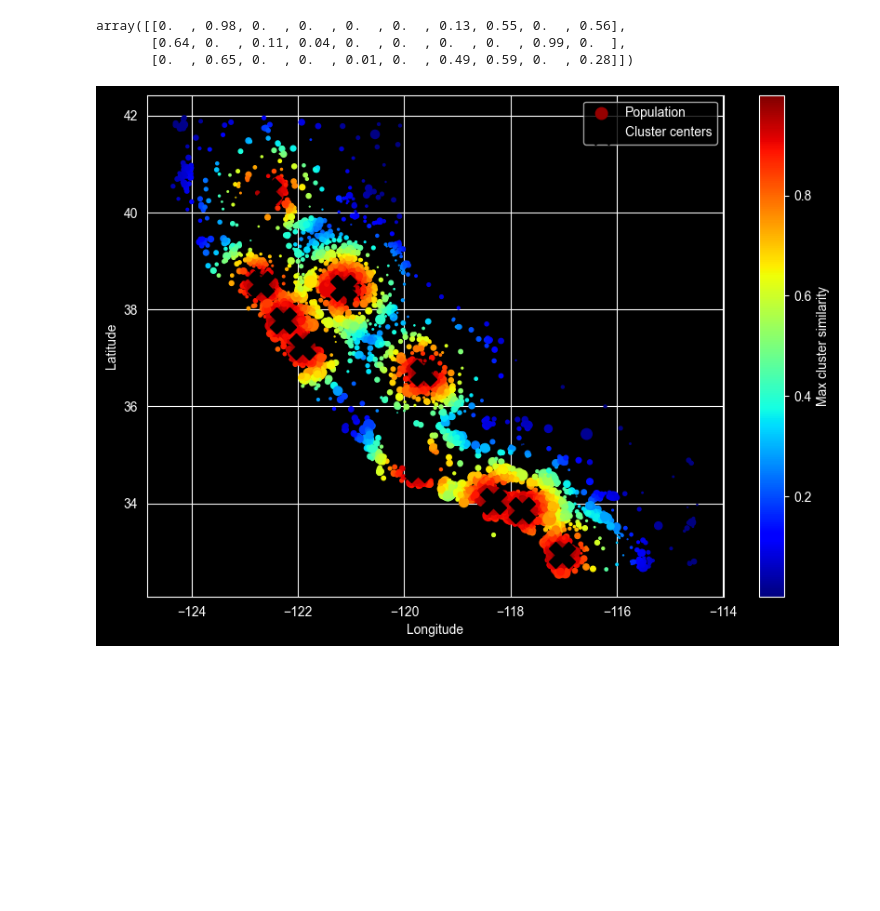
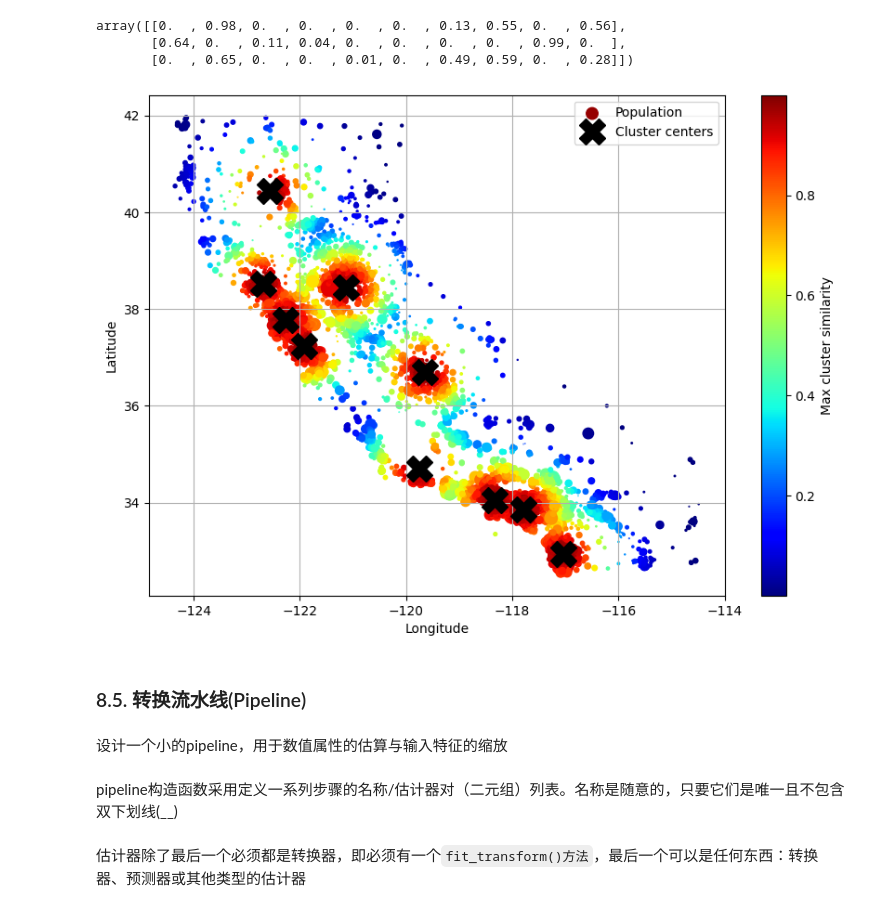
Before and after one commit to machao318927/Hands-On-Machine-Learning, a Jupyter notebook: my-study/02_End-to-end Machine Learning project.ipynb, the cells around one changed output. Cells and saved outputs as stored; diff of their text form; code cells hidden in the pictures; blank space fills up the shorter version.

```diff
--- a/my-study/02_End-to-end Machine Learning project.ipynb
+++ b/my-study/02_End-to-end Machine Learning project.ipynb
@@ -1050,6 +1048,7 @@ None
 ## 7.1 可视化数据
 * 创建所有地区的散点图来可视化数据
 # %%
+plt.style.use("default")
 housing.plot(kind="scatter", x="longitude", y = "latitude", grid=True) # kind 用来指定“用什么类型的图来画数据”。散点图（Scatter Plot）
 plt.show()
 # %% [output]
@@ -1057,4 +1056,5 @@ plt.show()
 # %%
+plt.style.use("default")
 housing.plot(kind="scatter", x="longitude", y = "latitude", grid=True, alpha=0.2) # alpha 表示“透明度”,alpha = 1.0 → 完全不透明
 plt.show()
 # %% [output]
@@ -1062,4 +1062,5 @@ plt.show()
 # %%
+plt.style.use("default")
 housing.plot(kind="scatter", x="longitude", y = "latitude", grid=True,
              s=housing["population"] / 100, label="population", # s：scatter中**点的面积**大小,用 人口数 / 100 来缩放, 给“点大小”这个含义一个标签
              c="housing_median_age", cmap="jet", colorbar=True, # c 表示 用哪一列来映射颜色，房价越高 → 颜色越偏向色带的高端；cmap：颜色映射方案（colormap）；"jet" 是一种经典的连续色带：蓝 → 绿 → 黄 → 红；colorbar=True，在图右侧显示 颜色条，颜色 ↔ 数值（房价）的对应关系
@@ -1220,7 +1221,7 @@ plt.show()
 > 这套模板用于在真实地图坐标系中，将多维数值信息压缩到一张高质量散点图中，是数据探索与结果展示中极具表达力的一种可视化方式。
 # %%
 # extra code – this cell generates the first figure in the chapter
-
+plt.style.use("default")
 # Download the California image
 # 图片保存路径
 IMAGES_PATH = Path() / "images" / "end_to_end_project"
@@ -3411,23 +3413,38 @@ array([[0.  , 0.98, 0.  , 0.  , 0.  , 0.  , 0.13, 0.55, 0.  , 0.56],
        [0.  , 0.65, 0.  , 0.  , 0.01, 0.  , 0.49, 0.59, 0.  , 0.28]])
 # %%
 # extra code – this cell generates Figure 2–19
+plt.style.use("default")
 
+# 创建一个新的 DataFrame housing_renamed，将原始 housing 中部分列名改成更适合展示和作图的名称
+# rename()：columns={旧名: 新名}：只改列名，不影响数据，原 DataFrame 不变，返回一个新对象
 housing_renamed = housing.rename(columns={
     "latitude": "Latitude", "longitude": "Longitude",
     "population": "Population",
     "median_house_value": "Median house value (ᴜsᴅ)"})
+# 计算每个样本的“最大聚类相似度”
+# .max(axis=1)：对 每一行 取最大值 即：这个地区 最像哪一个聚类中心
+# 这是一个 连续数值特征，后面用来着色。
 housing_renamed["Max cluster similarity"] = similarities.max(axis=1)
 
-housing_renamed.plot(kind="scatter", x="Longitude", y="Latitude", grid=True,
-                     s=housing_renamed["Population"] / 100, label="Population",
-                     c="Max cluster similarity",
-                     cmap="jet", colorbar=True,
-                     legend=True, sharex=False, figsize=(10, 7))
+# 绘制地理散点图
+housing_renamed.plot(kind="scatter", x="Longitude", y="Latitude", grid=True, # kind="scatter"：散点图， grid=True：显示网格线
+                     s=housing_renamed["Population"] / 100, label="Population", # 点的大小：人口规模
+                     c="Max cluster similarity", # c：颜色映射字段
+                     cmap="jet", colorbar=True, # cmap="jet"：颜色从蓝 → 绿 → 黄 → 红；colorbar=True：右侧显示颜色条
+                     legend=True, sharex=False, figsize=(10, 7)) # legend=True 显示图例； sharex=False：不共享 x 轴（避免某些 Pandas 子图问题）
+
+# 在地图上标出聚类中心
+# cluster_centers_ 形状是：(n_clusters, 2) 约定：第 0 列：Latitude；第 1 列：Longitude，所以需要交换顺序
+# x = Longitude = [:, 1];y = Latitude  = [:, 0]
 plt.plot(cluster_simil.kmeans_.cluster_centers_[:, 1],
          cluster_simil.kmeans_.cluster_centers_[:, 0],
-         linestyle="", color="black", marker="X", markersize=20,
-         label="Cluster centers")
-plt.legend(loc="upper right")
+         linestyle="", color="black", marker="X", markersize=20, # linestyle=""：不画线；marker="X"：用 X 标记； markersize=20：非常醒目
+         label="Cluster centers") # label="Cluster centers"：图例名称
+plt.legend(loc="upper right") # 手动放置图例
 plt.show()
 # %% [output]
-[figure, old version]
+[figure, new version]
+# %% [markdown]
+### 8.5. 转换流水线(Pipeline)
+# %% [markdown]
+设计一个小的pipeline，用于数值属性的估算与输入特征的缩放
@@ -3433,0 +3458,4 @@ plt.show()
+# %% [markdown]
+pipeline构造函数采用定义一系列步骤的名称/估计器对（二元组）列表。名称是随意的，只要它们是唯一且不包含双下划线(__)
+# %% [markdown]
+估计器除了最后一个必须都是转换器，即必须有一个`fit_transform()方法`，最后一个可以是任何东西：转换器、预测器或其他类型的估计器
```
Also changed, not shown: parts of 60 cells of this notebook, 2 other files.
